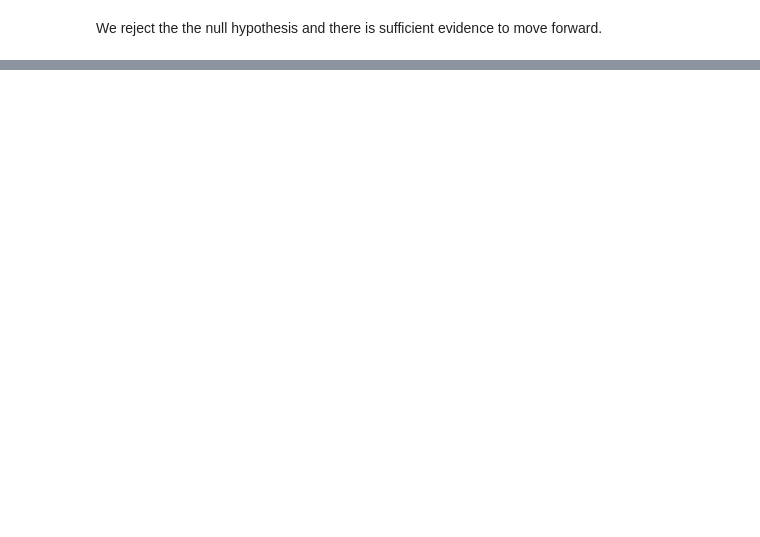
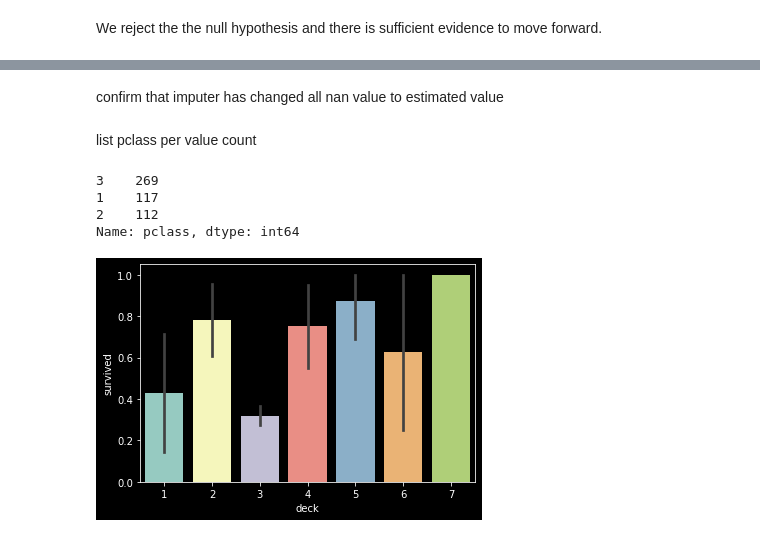
Before and after one commit to sgtcurran/classification-exercises, a Jupyter notebook: classification_exercises.ipynb, the cells around one changed output, grey strips where cells are left out. Drawn from its saved outputs; the diff is of its cells as text; code cells hidden in the pictures; blank space fills up the shorter version.

```diff
--- a/classification_exercises.ipynb
+++ b/classification_exercises.ipynb
@@ -448,0 +859,19 @@ We reject the the null hypothesis and there is sufficient evidence to move forwa
+# %%
+train_survived = train[['survived']].copy()
+train_validate = validate[['survived']].copy()
+train_test = test[['survived']].copy()
+# %%
+train1 = train.drop(columns='survived', axis=1)
+validate1 = validate.drop(columns='survived', axis=1)
+test1 = test.drop(columns='survived', axis=1)
+# %%
+imp = IterativeImputer(estimator=RandomForestRegressor(n_estimators=100))
+train1[['deck']] = imp.fit_transform(train1[['deck']])
+validate1[['deck']] = imp.transform(validate1[['deck']])
+test1[['deck']] = imp.transform(test1[['deck']])
+
+#imp = IterativeImputer(estimator=RandomForestRegressor(n_estimators=100))
+#imp.fit(train_drop)
+#df_predict = pd.DataFrame(imp.transform(train_drop), columns = train_drop.columns)
+# df_predict['deck'] = df_predict['deck'].apply(lambda x: round(x))
+#df_predict
@@ -448,0 +894,5 @@ We reject the the null hypothesis and there is sufficient evidence to move forwa
+# %%
+train_join = train1
+train_join[['survived']] = train_survived[['survived']]
+train_join['deck'] = train_join['deck'].apply(lambda x: round(x))
+train_join.reindex()
@@ -448,0 +920,16 @@ We reject the the null hypothesis and there is sufficient evidence to move forwa
+# %% [markdown]
+confirm that imputer has changed all nan value to estimated value
+# %% [markdown]
+list pclass per value count
+# %%
+train_join.pclass.value_counts()
+# %% [output]
+3    269
+1    117
+2    112
+Name: pclass, dtype: int64
+# %%
+sns.barplot(data=train_join, x='deck', y='survived')
+plt.show()
+# %% [output]
+[figure, added]
```
Also changed, not shown: parts of 70 cells of this notebook.
